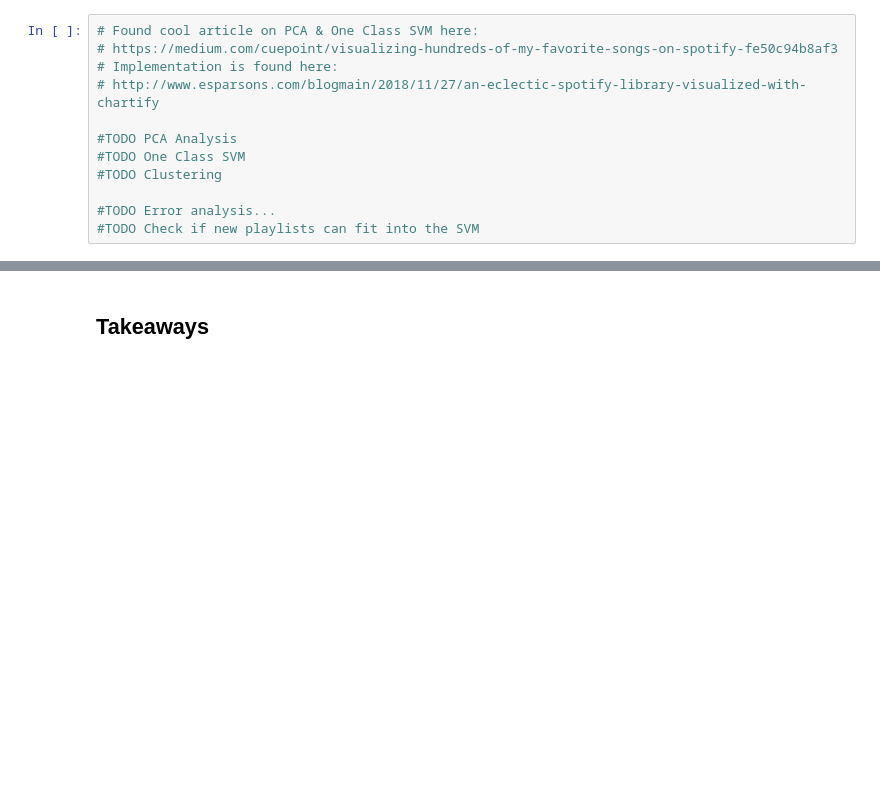
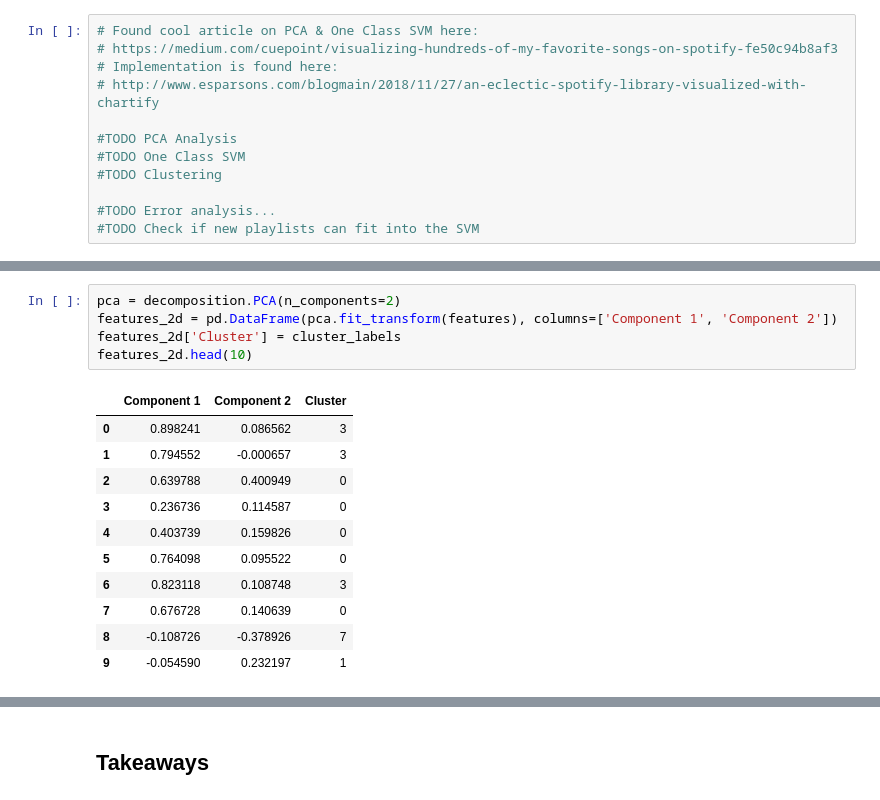
Before and after one commit to oikheloa/oikheloa.github.io, a Jupyter notebook: Final/CMSC320_Final_Project.ipynb, the cells around one changed output, grey strips where cells are left out. Drawn from its saved outputs; the diff is of its cells as text; blank space fills up the shorter version.

```diff
--- a/Final/CMSC320_Final_Project.ipynb
+++ b/Final/CMSC320_Final_Project.ipynb
@@ -161,0 +153,17 @@ array([[8.37000000e-01, 4.80000000e-01, 3.23000000e-01, 6.45000000e-01,
+# %%
+pca = decomposition.PCA(n_components=2)
+features_2d = pd.DataFrame(pca.fit_transform(features), columns=['Component 1', 'Component 2'])
+features_2d['Cluster'] = cluster_labels
+features_2d.head(10)
+# %% [output]
+|  | Component 1 | Component 2 | Cluster |
+| 0 | 0.898241 | 0.086562 | 3 |
+| 1 | 0.794552 | -0.000657 | 3 |
+| 2 | 0.639788 | 0.400949 | 0 |
+| 3 | 0.236736 | 0.114587 | 0 |
+| 4 | 0.403739 | 0.159826 | 0 |
+| 5 | 0.764098 | 0.095522 | 0 |
+| 6 | 0.823118 | 0.108748 | 3 |
+| 7 | 0.676728 | 0.140639 | 0 |
+| 8 | -0.108726 | -0.378926 | 7 |
+| 9 | -0.054590 | 0.232197 | 1 |
```
Also changed, not shown: parts of 7 cells of this notebook, 1 other file.
